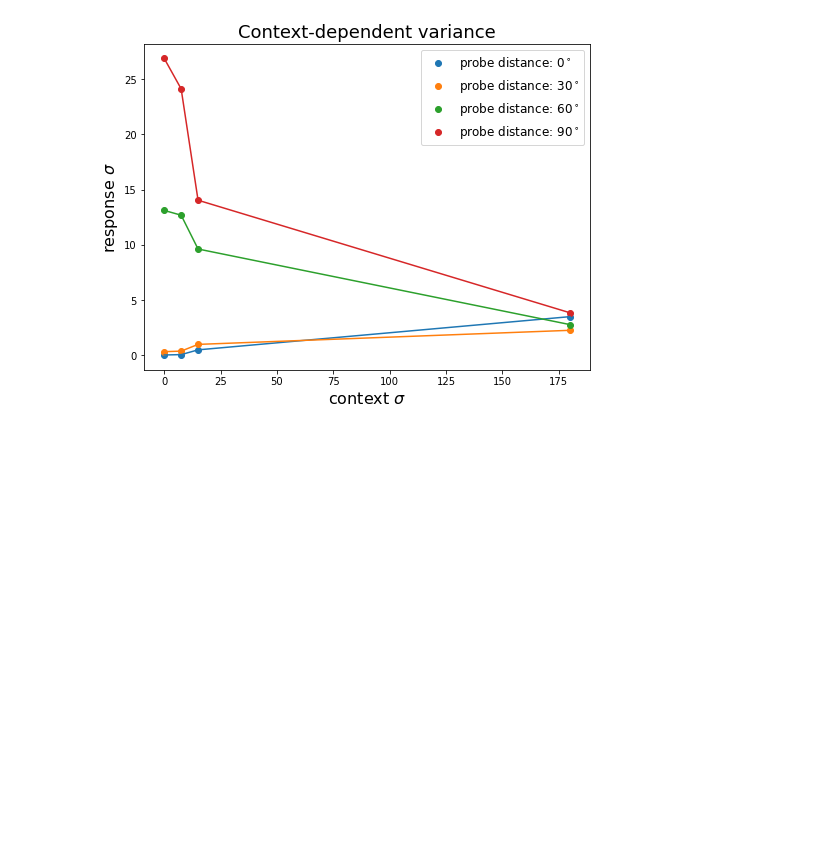
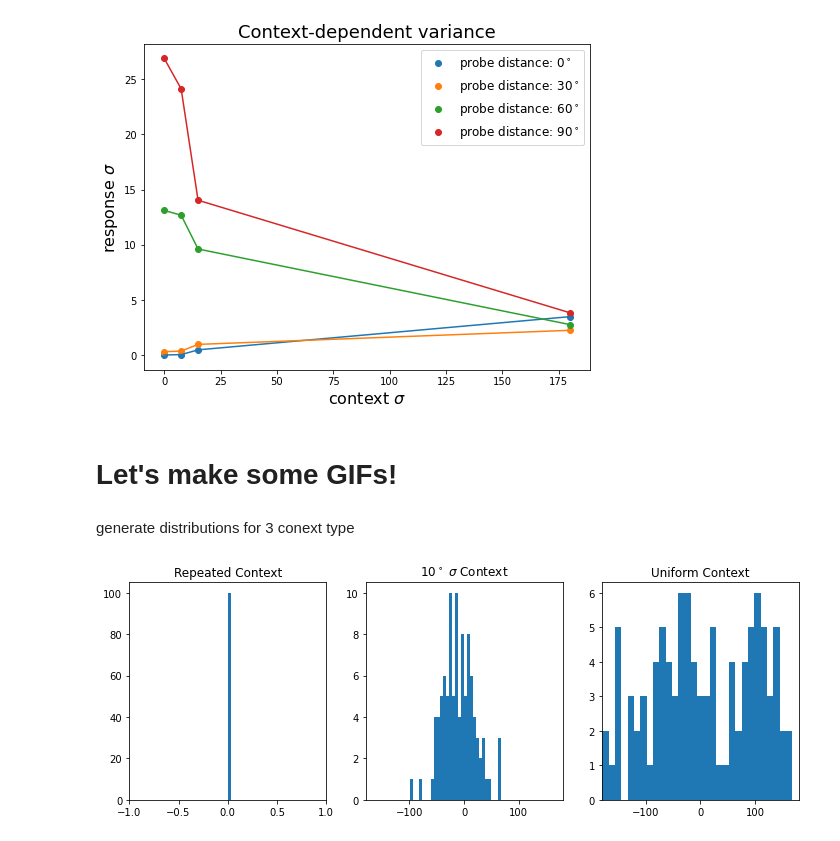
Before and after one commit to mwprestonjr/verstynen_2011_rpl, a Jupyter notebook: notebooks/verstynen_2011.ipynb, the cells around one changed output. Drawn from its saved outputs; the diff is of its cells as text; code cells hidden in the pictures; blank space fills up the shorter version.

```diff
--- a/notebooks/verstynen_2011.ipynb
+++ b/notebooks/verstynen_2011.ipynb
@@ -869,3 +875,36 @@ plt.title('Context-dependent variance', fontsize=18)
 plt.show()
 # %% [output]
 [figure]
+# %% [markdown]
+# Let's make some GIFs!
+# %% [markdown]
+generate distributions for 3 conext type
+# %%
+# parameteres
+THETA = 0 # target angle for repeated context, and center of 10 degree context
+STD = 30 # standard deviation for 10 degree context
+N = 100 # number of trials
+
+# generate distributions
+distr_repeated = np.ones(N) * THETA
+distr_10deg = np.random.normal(THETA, STD, N)
+distr_uniform = np.random.rand(N) * 360 - 180
+
+# plot
+n_bins = 30
+titles = ['Repeated Context', '10$^\circ$ $\sigma$ Context', 'Uniform Context']
+fig, ax = plt.subplots(1,3, figsize=[12,4])
+ax[0].hist(distr_repeated, n_bins)
+ax[1].hist(distr_10deg, n_bins)
+ax[2].hist(distr_uniform, n_bins)
+
+# set titles and axes limits
+for ii, axes in enumerate(ax):
+    axes.set(title=titles[ii], xlim=[-180,180])
+
+# the repeated context distributin is not visible with mathed xlims
+ax[0].set_xlim([-1,1])
+
+plt.show()
+# %% [output]
+[figure, added]
```
Also changed, not shown: parts of 8 cells of this notebook.
